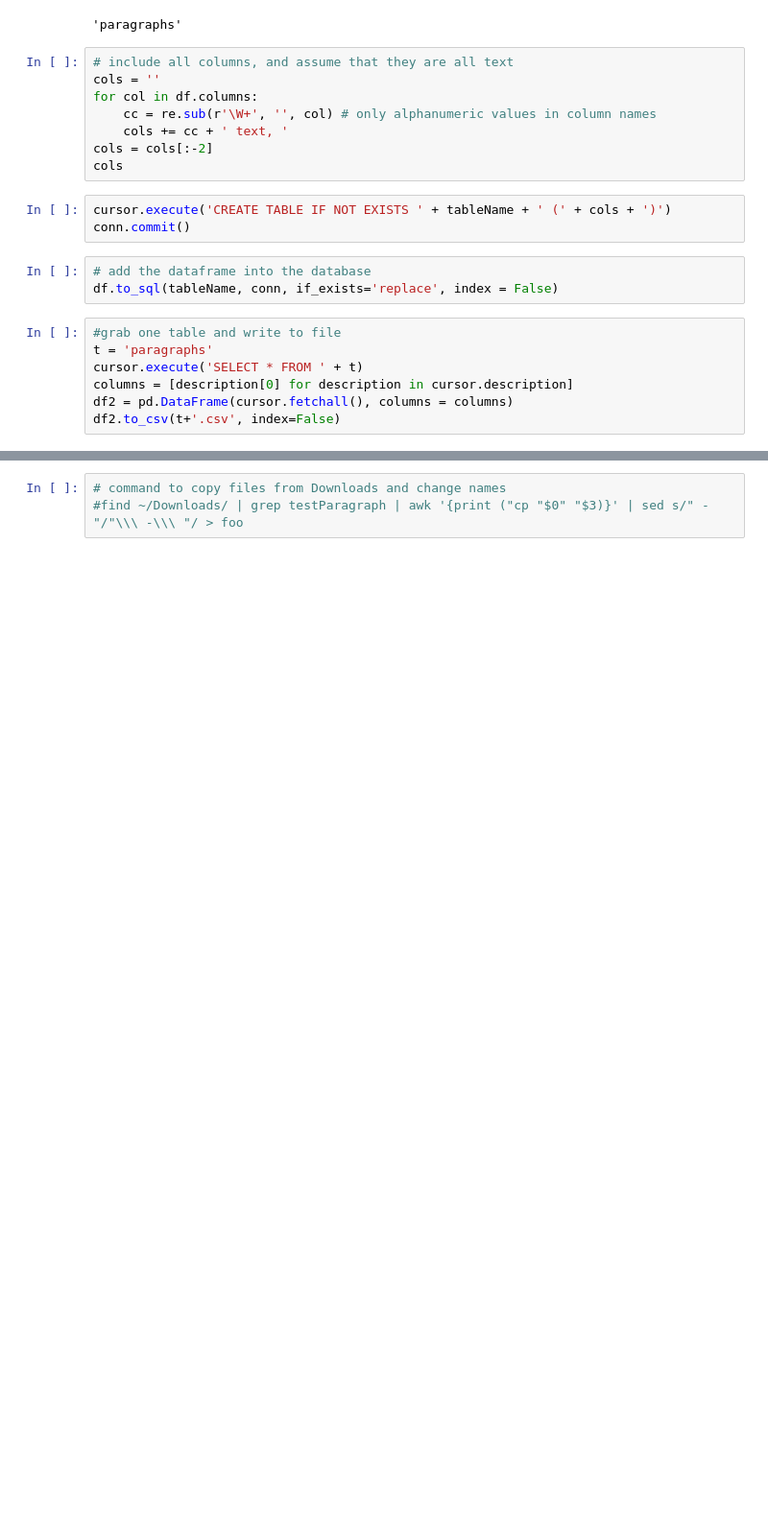
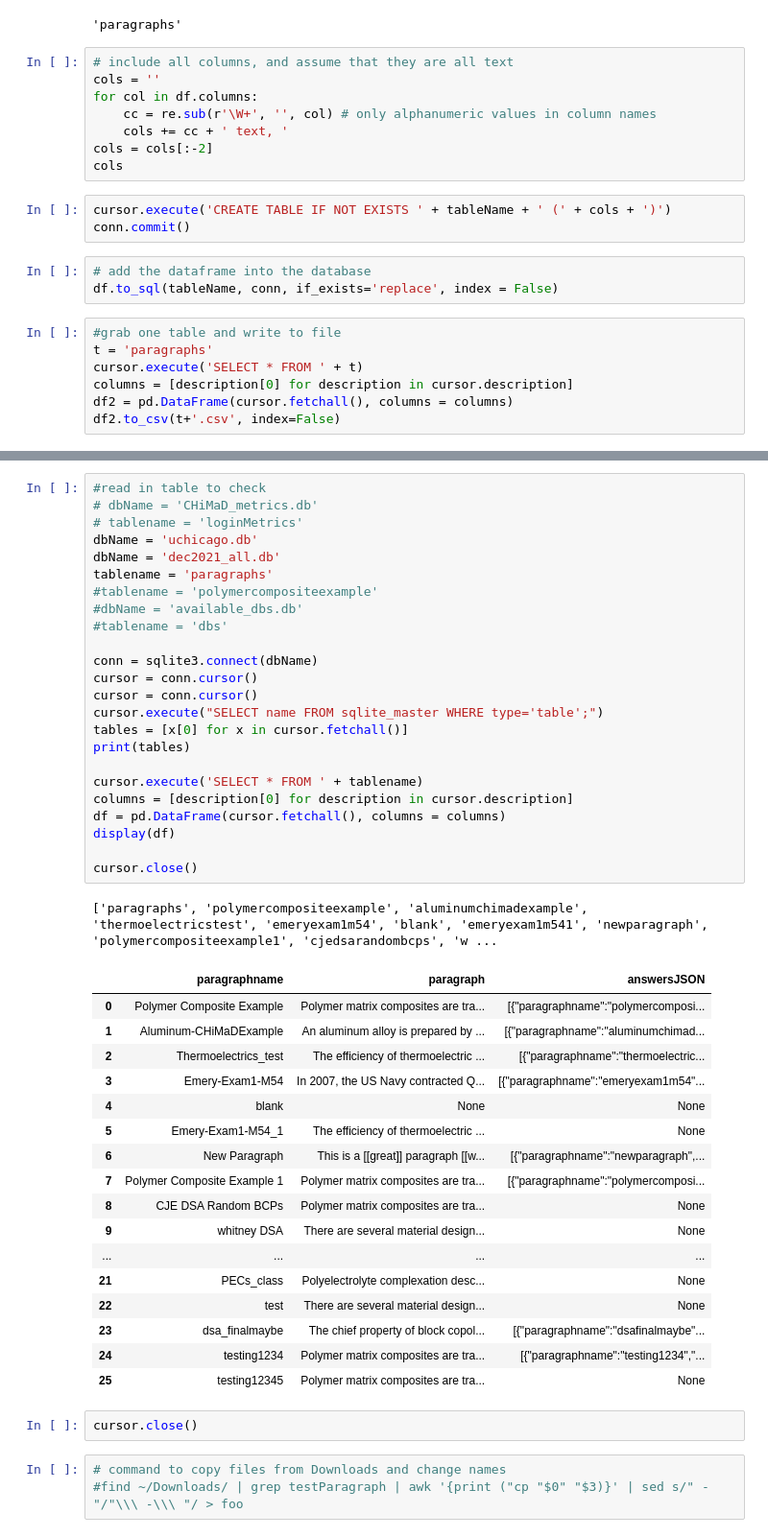
Before and after one commit to ageller/CHiMaDSystemDesignToolbox, a Jupyter notebook: chimadApp/app/static/data/sqlite3/pandas_to_sqlite3.ipynb, the cells around one changed output, grey strips where cells are left out. Shown at 96% size. Drawn from its saved outputs; the diff is of its cells as text; blank space fills up the shorter version.

```diff
--- a/chimadApp/app/static/data/sqlite3/pandas_to_sqlite3.ipynb
+++ b/chimadApp/app/static/data/sqlite3/pandas_to_sqlite3.ipynb
@@ -249,3 +194,48 @@ NameError: name 'cursor' is not defined
+# %%
+#read in table to check
+# dbName = 'CHiMaD_metrics.db'
+# tablename = 'loginMetrics'
+dbName = 'uchicago.db'
+dbName = 'dec2021_all.db'
+tablename = 'paragraphs'
+#tablename = 'polymercompositeexample'
+#dbName = 'available_dbs.db'
+#tablename = 'dbs'
+
+conn = sqlite3.connect(dbName)
+cursor = conn.cursor()
+cursor = conn.cursor()
+cursor.execute("SELECT name FROM sqlite_master WHERE type='table';")
+tables = [x[0] for x in cursor.fetchall()]
+print(tables)
+
+cursor.execute('SELECT * FROM ' + tablename)
+columns = [description[0] for description in cursor.description]
+df = pd.DataFrame(cursor.fetchall(), columns = columns)
+display(df)
+
+cursor.close()
+# %% [output]
+['paragraphs', 'polymercompositeexample', 'aluminumchimadexample', 'thermoelectricstest', 'emeryexam1m54', 'blank', 'emeryexam1m541', 'newparagraph', 'polymercompositeexample1', 'cjedsarandombcps', 'w ...
+|  | paragraphname | paragraph | answersJSON |
+| 0 | Polymer Composite Example | Polymer matrix composites are tra... | [{"paragraphname":"polymercomposi... |
+| 1 | Aluminum-CHiMaDExample | An aluminum alloy is prepared by ... | [{"paragraphname":"aluminumchimad... |
+| 2 | Thermoelectrics_test | The efficiency of thermoelectric ... | [{"paragraphname":"thermoelectric... |
+| 3 | Emery-Exam1-M54 | In 2007, the US Navy contracted Q... | [{"paragraphname":"emeryexam1m54"... |
+| 4 | blank | None | None |
+| 5 | Emery-Exam1-M54_1 | The efficiency of thermoelectric ... | None |
+| 6 | New Paragraph | This is a [[great]] paragraph [[w... | [{"paragraphname":"newparagraph",... |
+| 7 | Polymer Composite Example 1 | Polymer matrix composites are tra... | [{"paragraphname":"polymercomposi... |
+| 8 | CJE DSA Random BCPs | Polymer matrix composites are tra... | None |
+| 9 | whitney DSA | There are several material design... | None |
+| ... | ... | ... | ... |
+| 21 | PECs_class | Polyelectrolyte complexation desc... | None |
+| 22 | test | There are several material design... | None |
+| 23 | dsa_finalmaybe | The chief property of block copol... | [{"paragraphname":"dsafinalmaybe"... |
+| 24 | testing1234 | Polymer matrix composites are tra... | [{"paragraphname":"testing1234","... |
+| 25 | testing12345 | Polymer matrix composites are tra... | None |
+# %%
+cursor.close()
 # %%
 # command to copy files from Downloads and change names
 #find ~/Downloads/ | grep testParagraph | awk '{print ("cp "$0" "$3)}' | sed s/" - "/"\\\ -\\\ "/ > foo
```
Also changed, not shown: parts of 25 cells of this notebook, 8 other files.
